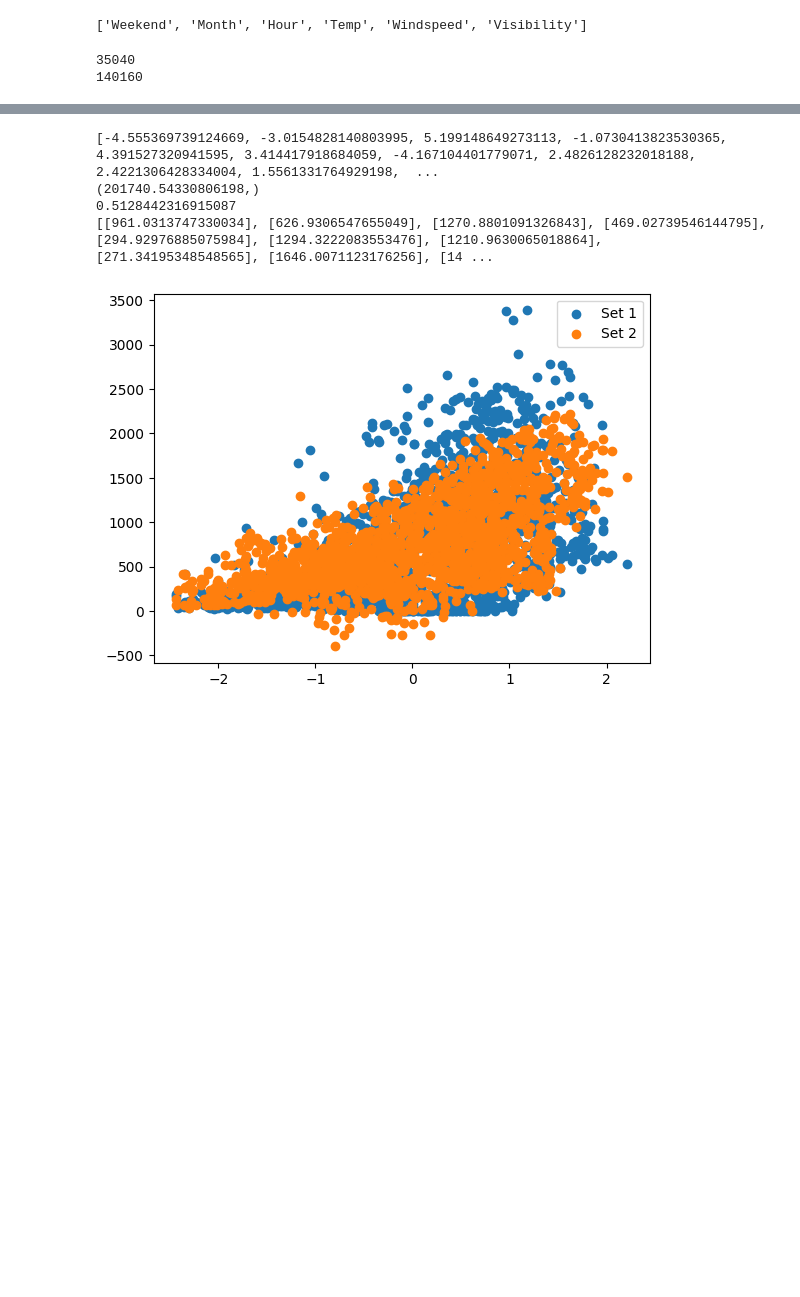
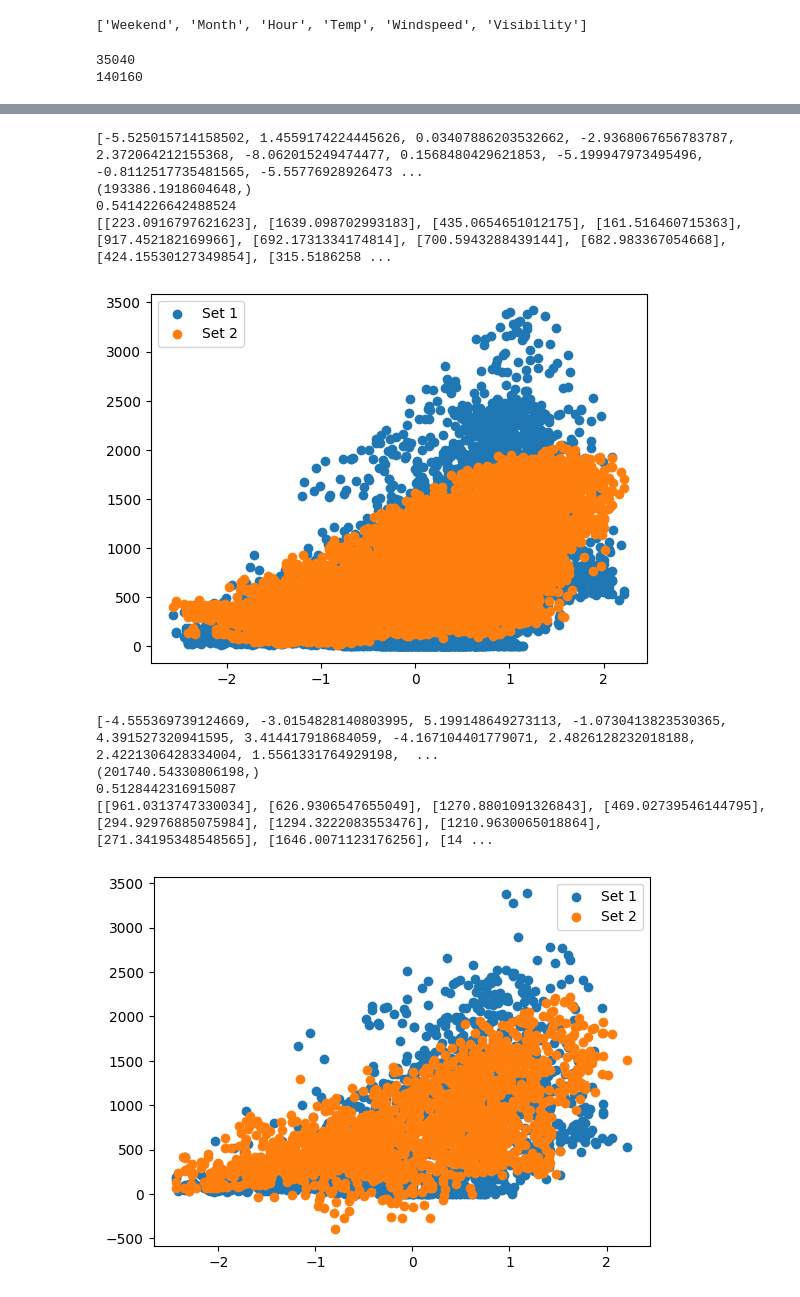
Before and after one commit to katie291100/evac-exam, a Jupyter notebook: main copy 4.ipynb, the cells around one changed output, grey strips where cells are left out. Cells and saved outputs as stored; diff of their text form; code cells hidden in the pictures; blank space fills up the shorter version.

```diff
--- a/main copy 4.ipynb
+++ b/main copy 4.ipynb
@@ -286,7 +286,7 @@ True
 # %%
 logbook = tools.Logbook()
 hof = tools.HallOfFame(1)
-pop = toolbox.population(n=50)
+pop = toolbox.population(n=100)
 # %%
 fitnesses = [toolbox.evaluate(indiv, myNet, train_data) for indiv in pop]
 for ind, fit in zip(pop, fitnesses):
@@ -372,3 +372,37 @@ ax.plot(gen, fit_mins, "b", label="Minimum")
+# %%
+import matplotlib.pyplot as plt
+from sklearn.metrics import r2_score
+
+best_ind = hof[0]
+
+print(best_ind)
+print(toolbox.evaluate(best_ind, myNet, train_data))
+myNet.set_weights_linear(best_ind)
+inputs = [[train_data['PublicHoliday'][i], train_data['Weekend'][i], train_data['Month'][i], train_data['Hour'][i], train_data['Temp'][i], train_data['Windspeed'][i], train_data['Visibility'][i], train_data["HireAvailable"][i]] for i in range(len(train_data))]
+
+x_values1 = train_data['Temp'].to_list()
+y_values1 = train_data['Count'].to_list()
+
+x_values2 = train_data['Temp'].to_list()
+y_values2 = [myNet.feed_forward(i) for i in inputs]
+
+R2 = r2_score(y_values1, y_values2)
+print(R2)
+print(y_values2)
+plt.scatter(x_values1, y_values1, label='Set 1')
+plt.scatter(x_values2, y_values2, label='Set 2')
+
+# Add a legend to explain which line is which
+plt.legend()
+
+# Display the plot
+plt.show()
+# %% [output]
+[-5.525015714158502, 1.4559174224445626, 0.03407886203532662, -2.9368067656783787, 2.372064212155368, -8.062015249474477, 0.1568480429621853, -5.199947973495496, -0.8112517735481565, -5.55776928926473 ...
+(193386.1918604648,)
+0.5414226642488524
+[[223.0916797621623], [1639.098702993183], [435.0654651012175], [161.516460715363], [917.452182169966], [692.1731334174814], [700.5943288439144], [682.983367054668], [424.15530127349854], [315.5186258 ...
+[figure, added]
 # %%
 import matplotlib.pyplot as plt
 from sklearn.metrics import r2_score
```
Also changed, not shown: parts of 5 cells of this notebook.
